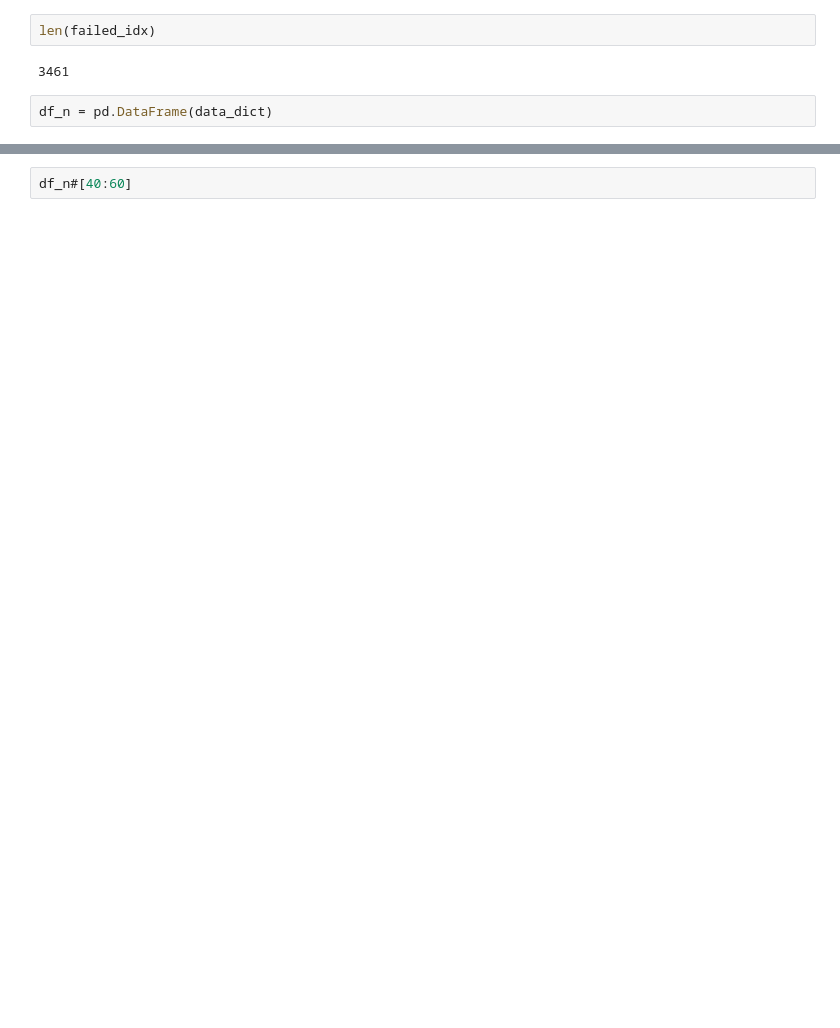
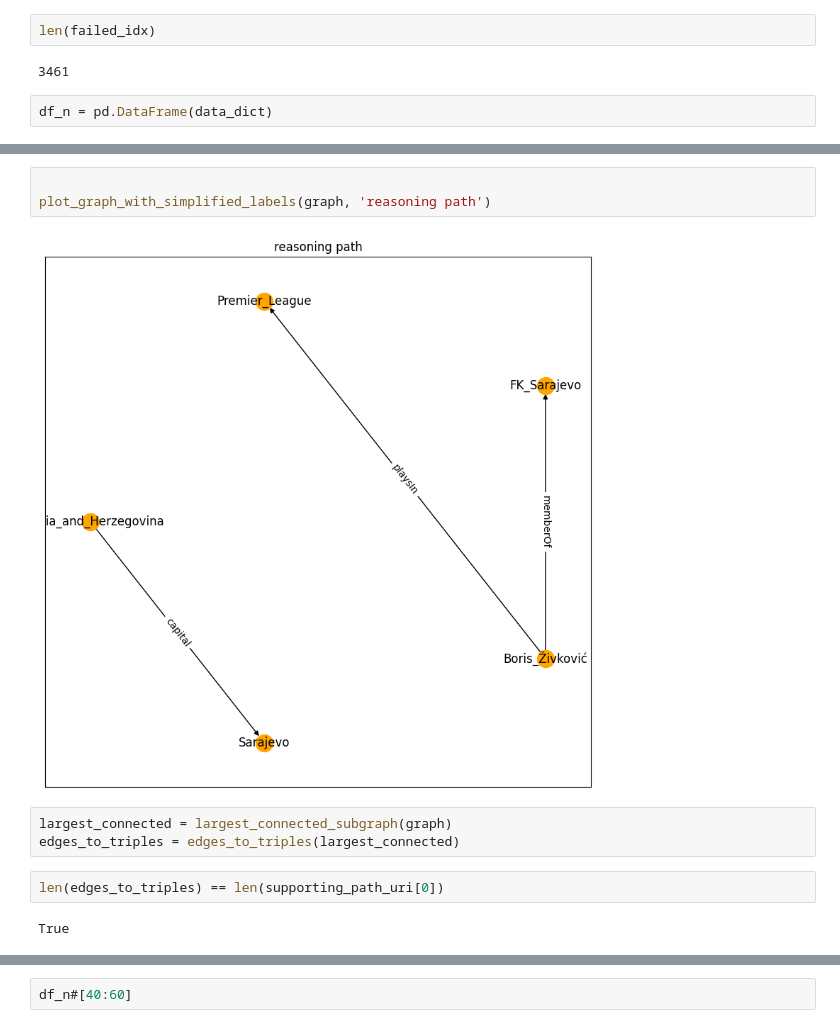
Before and after one commit to PreetamDammu/ClaimBenchKG, a Jupyter notebook: yago/file_handling_code.ipynb, the cells around one changed output, grey strips where cells are left out. Cells and saved outputs as stored; diff of their text form; blank space fills up the shorter version.

```diff
--- a/yago/file_handling_code.ipynb
+++ b/yago/file_handling_code.ipynb
@@ -89,0 +179,12 @@ df_n = pd.DataFrame(data_dict)
+# %%
+
+plot_graph_with_simplified_labels(graph, 'reasoning path')
+# %% [output]
+[figure, added]
+# %%
+largest_connected = largest_connected_subgraph(graph)
+edges_to_triples = edges_to_triples(largest_connected)
+# %%
+len(edges_to_triples) == len(supporting_path_uri[0])
+# %% [output]
+True
```
Also changed, not shown: parts of 16 cells of this notebook, 5 other files.
